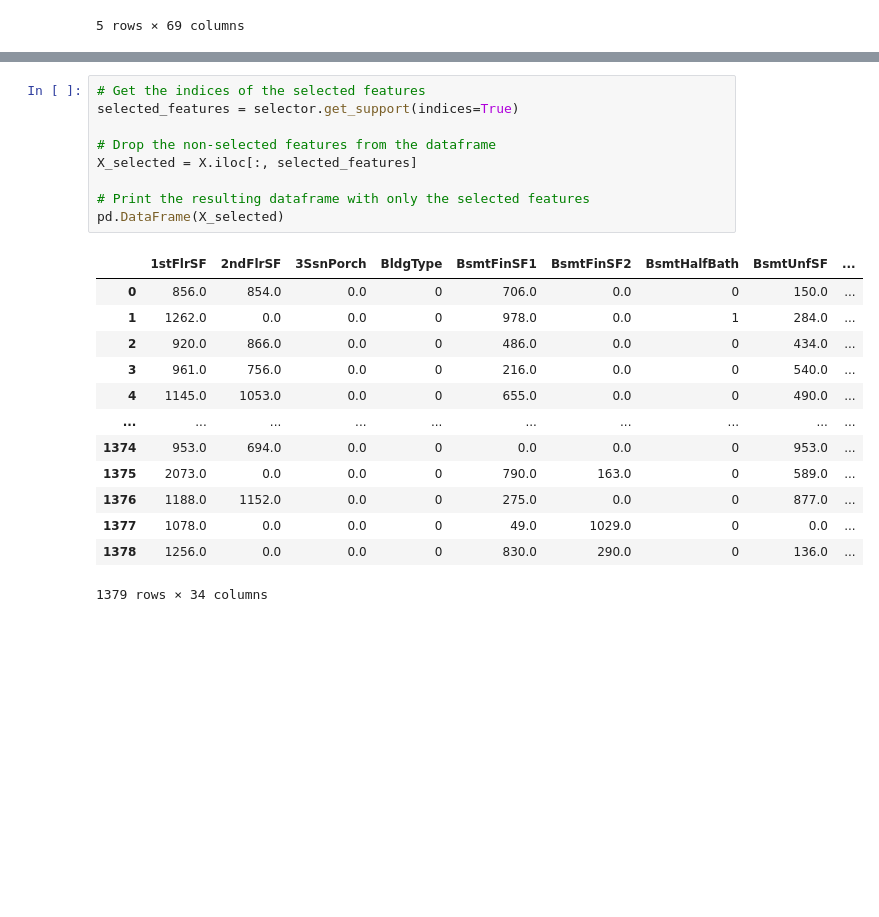
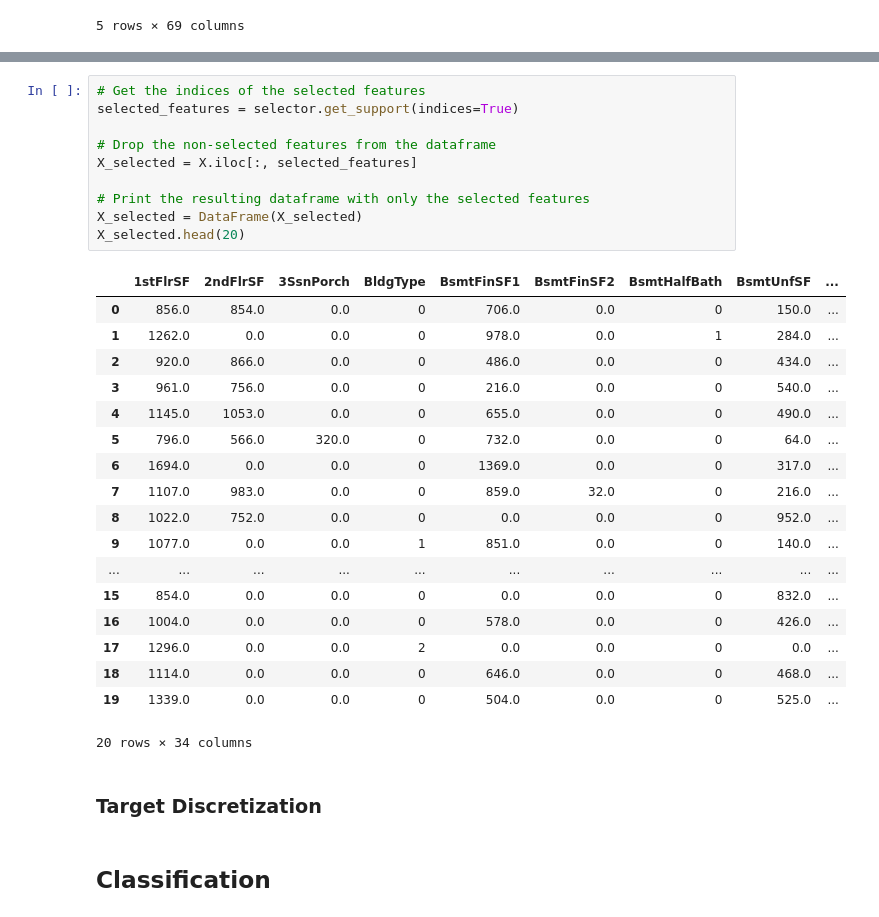
Before and after one commit to yousefmrashad/housing-classification, a Jupyter notebook: mining.ipynb, the cells around one changed output, grey strips where cells are left out. Drawn from its saved outputs; the diff is of its cells as text; blank space fills up the shorter version.

```diff
--- a/mining.ipynb
+++ b/mining.ipynb
@@ -217,23 +206,33 @@ Selected Features are
 # %%
 # Get the indices of the selected features
 selected_features = selector.get_support(indices=True)
 
 # Drop the non-selected features from the dataframe
 X_selected = X.iloc[:, selected_features]
 
 # Print the resulting dataframe with only the selected features
-pd.DataFrame(X_selected)
+X_selected = DataFrame(X_selected)
+X_selected.head(20)
 # %% [output]
 |  | 1stFlrSF | 2ndFlrSF | 3SsnPorch | BldgType | BsmtFinSF1 | BsmtFinSF2 | BsmtHalfBath | BsmtUnfSF | ... |
 | 0 | 856.0 | 854.0 | 0.0 | 0 | 706.0 | 0.0 | 0 | 150.0 | ... |
 | 1 | 1262.0 | 0.0 | 0.0 | 0 | 978.0 | 0.0 | 1 | 284.0 | ... |
 | 2 | 920.0 | 866.0 | 0.0 | 0 | 486.0 | 0.0 | 0 | 434.0 | ... |
 | 3 | 961.0 | 756.0 | 0.0 | 0 | 216.0 | 0.0 | 0 | 540.0 | ... |
 | 4 | 1145.0 | 1053.0 | 0.0 | 0 | 655.0 | 0.0 | 0 | 490.0 | ... |
+| 5 | 796.0 | 566.0 | 320.0 | 0 | 732.0 | 0.0 | 0 | 64.0 | ... |
+| 6 | 1694.0 | 0.0 | 0.0 | 0 | 1369.0 | 0.0 | 0 | 317.0 | ... |
+| 7 | 1107.0 | 983.0 | 0.0 | 0 | 859.0 | 32.0 | 0 | 216.0 | ... |
+| 8 | 1022.0 | 752.0 | 0.0 | 0 | 0.0 | 0.0 | 0 | 952.0 | ... |
+| 9 | 1077.0 | 0.0 | 0.0 | 1 | 851.0 | 0.0 | 0 | 140.0 | ... |
 | ... | ... | ... | ... | ... | ... | ... | ... | ... | ... |
-| 1374 | 953.0 | 694.0 | 0.0 | 0 | 0.0 | 0.0 | 0 | 953.0 | ... |
-| 1375 | 2073.0 | 0.0 | 0.0 | 0 | 790.0 | 163.0 | 0 | 589.0 | ... |
-| 1376 | 1188.0 | 1152.0 | 0.0 | 0 | 275.0 | 0.0 | 0 | 877.0 | ... |
-| 1377 | 1078.0 | 0.0 | 0.0 | 0 | 49.0 | 1029.0 | 0 | 0.0 | ... |
-| 1378 | 1256.0 | 0.0 | 0.0 | 0 | 830.0 | 290.0 | 0 | 136.0 | ... |
+| 15 | 854.0 | 0.0 | 0.0 | 0 | 0.0 | 0.0 | 0 | 832.0 | ... |
+| 16 | 1004.0 | 0.0 | 0.0 | 0 | 578.0 | 0.0 | 0 | 426.0 | ... |
+| 17 | 1296.0 | 0.0 | 0.0 | 2 | 0.0 | 0.0 | 0 | 0.0 | ... |
+| 18 | 1114.0 | 0.0 | 0.0 | 0 | 646.0 | 0.0 | 0 | 468.0 | ... |
+| 19 | 1339.0 | 0.0 | 0.0 | 0 | 504.0 | 0.0 | 0 | 525.0 | ... |
-1379 rows × 34 columns
+20 rows × 34 columns
+# %% [markdown]
+### Target Discretization
+# %% [markdown]
+## Classification
```
Also changed, not shown: parts of 17 cells of this notebook.
